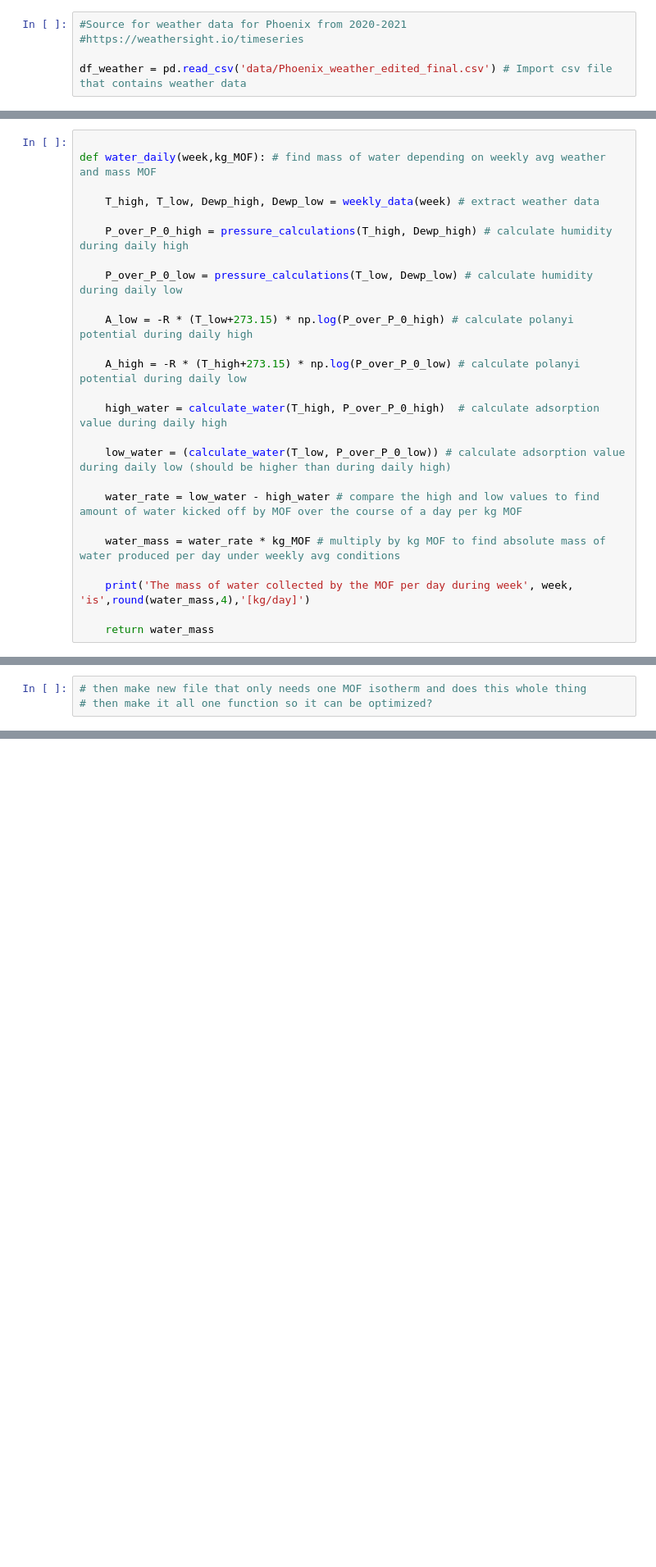
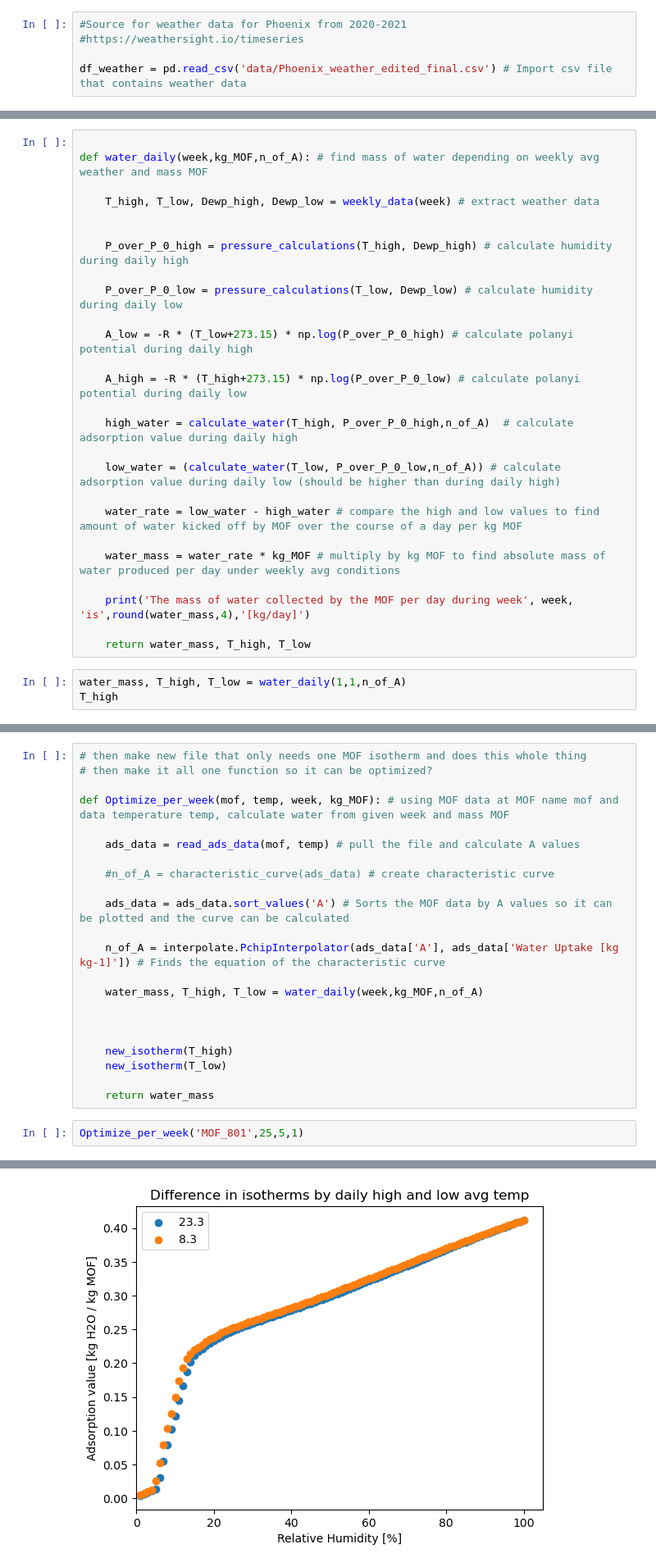
Before and after one commit to SimonEnsemble/water_harvesting, a Jupyter notebook: Skeleton.ipynb, the cells around one changed output, grey strips where cells are left out. Shown at 82% size. Cells and saved outputs as stored; diff of their text form; blank space fills up the shorter version.

```diff
--- a/Skeleton.ipynb
+++ b/Skeleton.ipynb
@@ -68,9 +74,10 @@ def pressure_calculations(T,T_dew): # Given a temperature and a dewpoint temp fr
     return P_over_P_0 # this should be the only value we need out of this function
 # %%
 
-def water_daily(week,kg_MOF): # find mass of water depending on weekly avg weather and mass MOF
+def water_daily(week,kg_MOF,n_of_A): # find mass of water depending on weekly avg weather and mass MOF
 
     T_high, T_low, Dewp_high, Dewp_low = weekly_data(week) # extract weather data
+
 
     P_over_P_0_high = pressure_calculations(T_high, Dewp_high) # calculate humidity during daily high
 
@@ -80,9 +87,9 @@ def water_daily(week,kg_MOF): # find mass of water depending on weekly avg weath
 
     A_high = -R * (T_high+273.15) * np.log(P_over_P_0_low) # calculate polanyi potential during daily low
 
-    high_water = calculate_water(T_high, P_over_P_0_high)  # calculate adsorption value during daily high
+    high_water = calculate_water(T_high, P_over_P_0_high,n_of_A)  # calculate adsorption value during daily high
 
-    low_water = (calculate_water(T_low, P_over_P_0_low)) # calculate adsorption value during daily low (should be higher than during daily high)
+    low_water = (calculate_water(T_low, P_over_P_0_low,n_of_A)) # calculate adsorption value during daily low (should be higher than during daily high)
 
     water_rate = low_water - high_water # compare the high and low values to find amount of water kicked off by MOF over the course of a day per kg MOF
 
@@ -90,4 +97,7 @@ def water_daily(week,kg_MOF): # find mass of water depending on weekly avg weath
 
     print('The mass of water collected by the MOF per day during week', week, 'is',round(water_mass,4),'[kg/day]')
 
-    return water_mass
+    return water_mass, T_high, T_low
+# %%
+water_mass, T_high, T_low = water_daily(1,1,n_of_A)
+T_high
@@ -132,3 +146,25 @@ new_isotherm(85)
 # %%
 # then make new file that only needs one MOF isotherm and does this whole thing
 # then make it all one function so it can be optimized?
+
+def Optimize_per_week(mof, temp, week, kg_MOF): # using MOF data at MOF name mof and data temperature temp, calculate water from given week and mass MOF
+
+    ads_data = read_ads_data(mof, temp) # pull the file and calculate A values
+
+    #n_of_A = characteristic_curve(ads_data) # create characteristic curve
+
+    ads_data = ads_data.sort_values('A') # Sorts the MOF data by A values so it can be plotted and the curve can be calculated
+
+    n_of_A = interpolate.PchipInterpolator(ads_data['A'], ads_data['Water Uptake [kg kg-1]']) # Finds the equation of the characteristic curve
+
+    water_mass, T_high, T_low = water_daily(week,kg_MOF,n_of_A)
+
+
+
+    new_isotherm(T_high)
+    new_isotherm(T_low)
+
+    return water_mass
+# %%
+Optimize_per_week('MOF_801',25,5,1)
+# %% [output]
@@ -134,0 +173 @@ new_isotherm(85)
+[figure, added]
```
Also changed, not shown: parts of 6 cells of this notebook.
